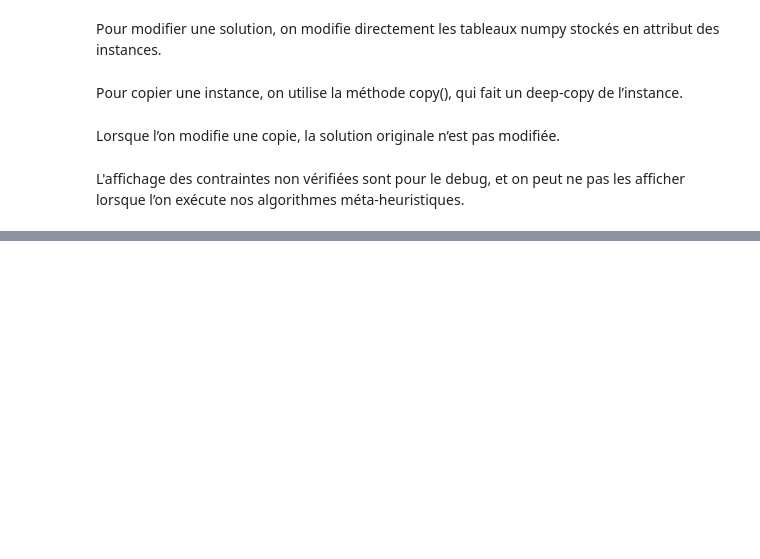
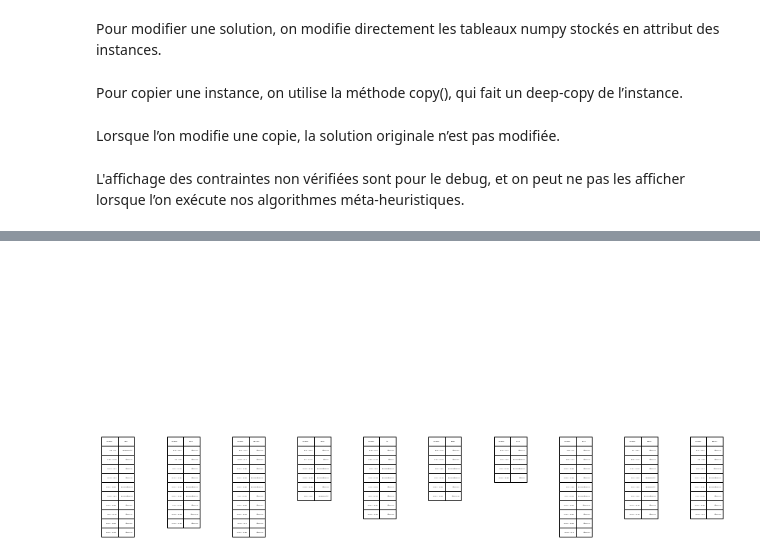
Before and after one commit to AubynKen/DecisionBrain, a Jupyter notebook: ST7_V3_tabu.ipynb, the cells around one changed output, grey strips where cells are left out. Saved outputs shown, nothing was run; the diff lists cells and outputs as text; code cells hidden in the pictures; blank space fills up the shorter version.

```diff
--- a/ST7_V3_tabu.ipynb
+++ b/ST7_V3_tabu.ipynb
@@ -594,0 +772,46 @@ tabu_search(3,20,50,2)
+# %%
+def plot_agenda_V3(employee_list, node_list, tasks, unavails, B, Z,lunch_times):
+    N = len(employee_list)
+    left, width = 0.1, 2.0
+    bottom, height = 0.1, 0.8
+
+    Table = {k : [left + width/N*k, bottom, width/N - 0.1, height] for k in range(N)}
+
+    Ax = {k : plt.axes(Table[k], frameon =False) for k in range(N)}
+
+    plan = [[] for i in range(N)]
+
+    for t in tasks:
+        if t in Z.keys():
+            plan[Z[t]].append((B[t],f"tâche {t-N+1}"))
+            plan[Z[t]].append((B[t]+node_list[t].duration,f"tâche {t-N+1}"))
+    for k in range(N):
+        plan[k].append((lunch_times[k],f"pause déjeuner"))
+        plan[k].append((lunch_times[k]+60,f"pause déjeuner"))
+    for u in unavails:
+        plan[Z[u]].append((B[u],f"indisponibilité"))
+        plan[Z[u]].append((B[u]+node_list[t].duration,f"indisponibilité"))
+
+    column_labels=[[] for i in range(N)]
+    for k in range(N) :
+        column_labels[k].append("horaires")
+        column_labels[k].append(f"{employee_list[k].name}")
+
+    for k in range(N):
+        plan[k].sort(key= lambda x: x[0])
+
+        chose = []
+        for i in range(0,len(plan[k])-1,2):
+            chose.append([f"{time_format(plan[k][i][0])} - {time_format(plan[k][i+1][0])}",plan[k][i][1]])
+        plan[k] = chose
+
+    for k in range(N) :
+        Ax[k].axis('tight')
+        Ax[k].axis('off')
+        Ax[k].table(cellText=plan[k],colLabels=column_labels[k])
+
+    plt.show()
+
+plot_agenda_V3(Employee.list, Node.list, tasks, unavails, B, Z, lunch_times)
+# %% [output]
+[figure, added]
```
Also changed, not shown: parts of 9 cells of this notebook, 2 other files.
